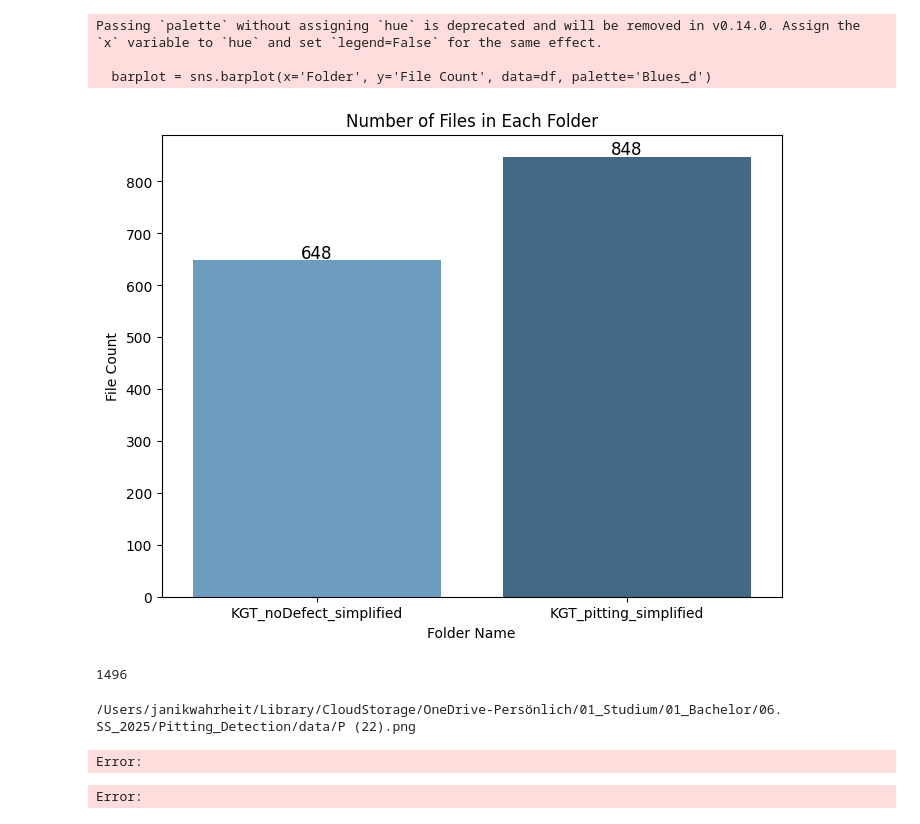
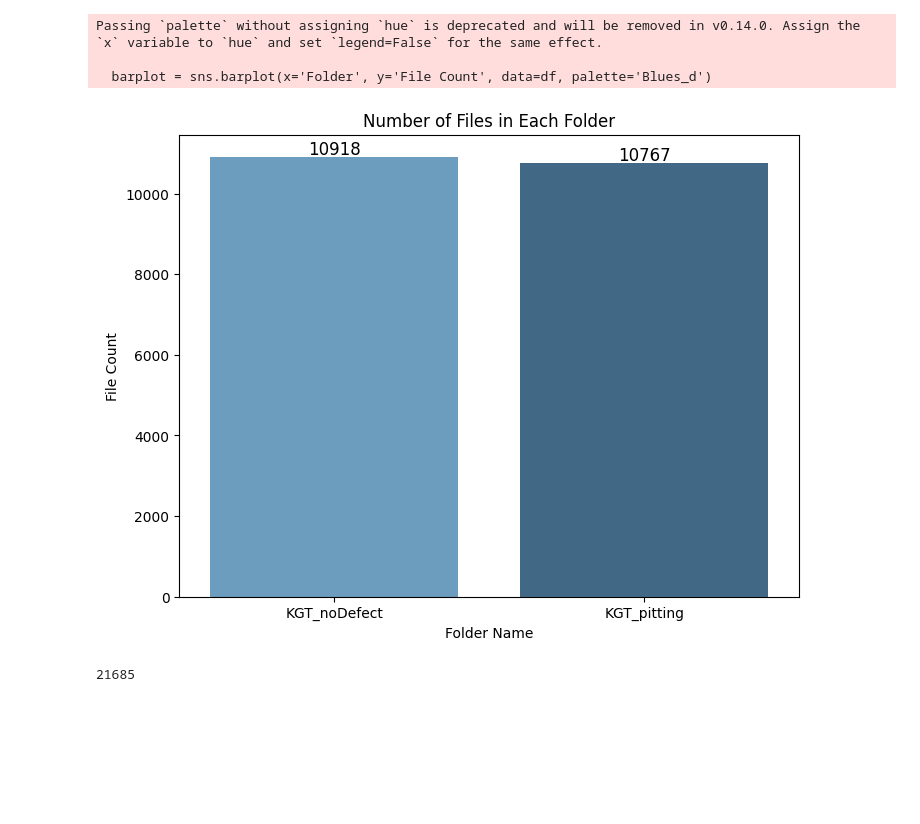
Before and after one commit to janikWa/Pitting_Detection, a Jupyter notebook: scripts/notebook.ipynb, the cells around one changed output. Saved outputs shown, nothing was run; the diff lists cells and outputs as text; code cells hidden in the pictures; blank space fills up the shorter version.

```diff
--- a/scripts/notebook.ipynb
+++ b/scripts/notebook.ipynb
@@ -35,48 +19,35 @@ BASE = os.path.abspath(os.path.join(os.getcwd(), os.pardir))
 
 data_path = os.path.join(BASE, "data")
 
-no_defect_simplified = os.listdir(os.path.join(data_path, "KGT_noDefect_simplified"))
-pitting_simplified = os.listdir(os.path.join(data_path, "KGT_pitting_simplified"))
+no_defect = os.listdir(os.path.join(data_path, "KGT_noDefect"))
+pitting= os.listdir(os.path.join(data_path, "KGT_pitting"))
 # %%
 df = pd.DataFrame({
-    'Folder': ['KGT_noDefect_simplified', 'KGT_pitting_simplified'],
-    'File Count': [len(no_defect_simplified), len(pitting_simplified)]
+    'Folder': ['KGT_noDefect', 'KGT_pitting'],
+    'File Count': [len(no_defect), len(pitting)]
 })
 
 plt.figure(figsize=(8, 6))
 barplot = sns.barplot(x='Folder', y='File Count', data=df, palette='Blues_d')
 
 plt.title('Number of Files in Each Folder')
 plt.xlabel('Folder Name')
 plt.ylabel('File Count')
 
 for p in barplot.patches:
     barplot.annotate(f'{int(p.get_height())}',
                       (p.get_x() + p.get_width() / 2., p.get_height()),
                       ha='center', va='center',
                       fontsize=12, color='black',
                       xytext=(0, 5), textcoords='offset points')
 
 plt.show()
 
-sum = len(no_defect_simplified) + len(pitting_simplified)
+sum = len(no_defect) + len(pitting)
 print(sum)
 # %% [output]
 Passing `palette` without assigning `hue` is deprecated and will be removed in v0.14.0. Assign the `x` variable to `hue` and set `legend=False` for the same effect.
 
   barplot = sns.barplot(x='Folder', y='File Count', data=df, palette='Blues_d')
-[figure, old version]
+[figure, new version]
-1496
+21685
-# %%
-image = cv2.imread(os.path.join(data_path, "KGT_pitting_simplified",pitting_simplified[0]))
-print(os.path.join(data_path, pitting_simplified[0]))
-# Display the image
-cv2.imshow('Image', image)
-
-# Wait for a key press to close the window
-cv2.waitKey(0)
-cv2.destroyAllWindows()
-# %% [output]
-/Users/janikwahrheit/Library/CloudStorage/OneDrive-Persönlich/01_Studium/01_Bachelor/06. SS_2025/Pitting_Detection/data/P (22).png
-Error:
-Error:
```
Also changed, not shown: parts of 19 cells of this notebook, 1 other file.
